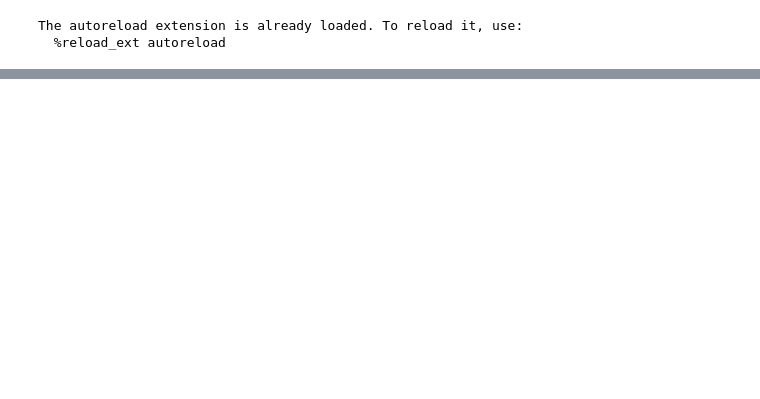
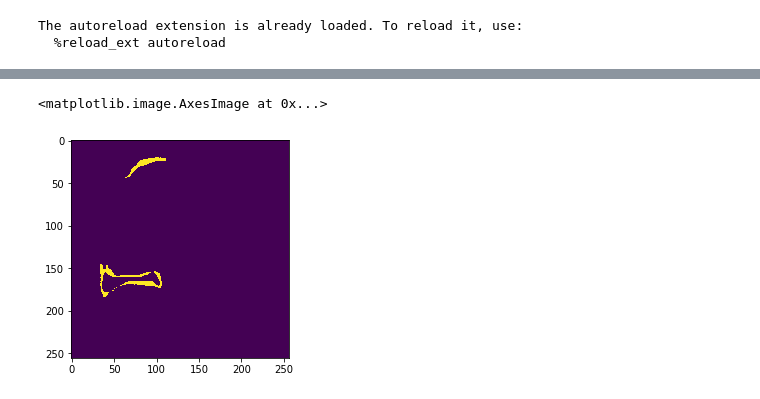
Before and after one commit to yusuke0324/siim_pneumo, a Jupyter notebook: loss_work.ipynb, the cells around one changed output, grey strips where cells are left out. Drawn from its saved outputs; the diff is of its cells as text; code cells hidden in the pictures; blank space fills up the shorter version.

```diff
--- a/loss_work.ipynb
+++ b/loss_work.ipynb
@@ -67,0 +125,7 @@ OSError: Unable to open file (file signature not found)
+# %%
+m =np.squeeze(m[12])
+# %%
+plt.imshow(np.where(m==1, 1, 0))
+# %% [output]
+<matplotlib.image.AxesImage at 0x...>
+[figure, added]
```
Also changed, not shown: parts of 17 cells of this notebook, 7 other files.
